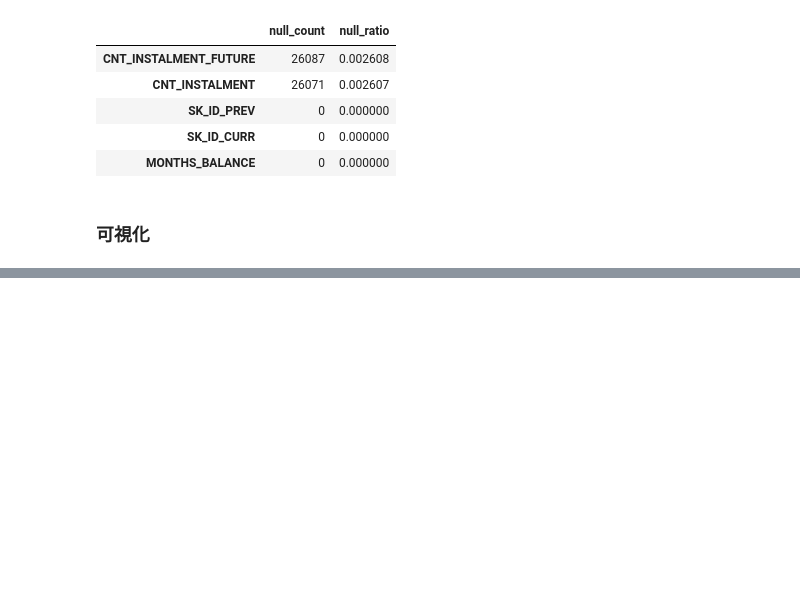
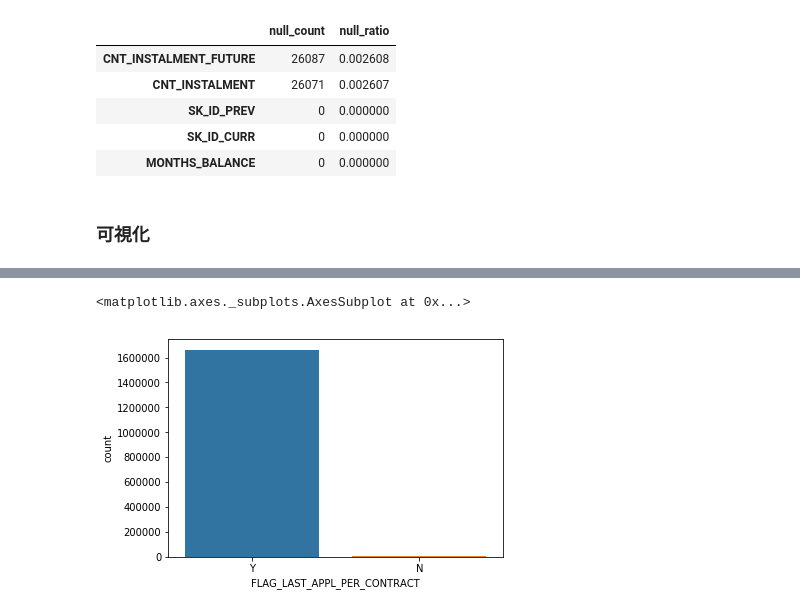
Before and after one commit to guchio3/kaggle-homecredit, a Jupyter notebook: notebooks/data_analysis.ipynb, the cells around one changed output, grey strips where cells are left out. Saved outputs shown, nothing was run; the diff lists cells and outputs as text; code cells hidden in the pictures; blank space fills up the shorter version.

```diff
--- a/notebooks/data_analysis.ipynb
+++ b/notebooks/data_analysis.ipynb
@@ -257,0 +356,6 @@ get_null_stat(pos_cash_df).sort_values('null_count', ascending=False).head(5)
+# %%
+# これは使わなくて良い？
+sns.countplot(prev_application_df.FLAG_LAST_APPL_PER_CONTRACT)
+# %% [output]
+<matplotlib.axes._subplots.AxesSubplot at 0x...>
+[figure, added]
```
Also changed, not shown: parts of 27 cells of this notebook, 8 other files.
